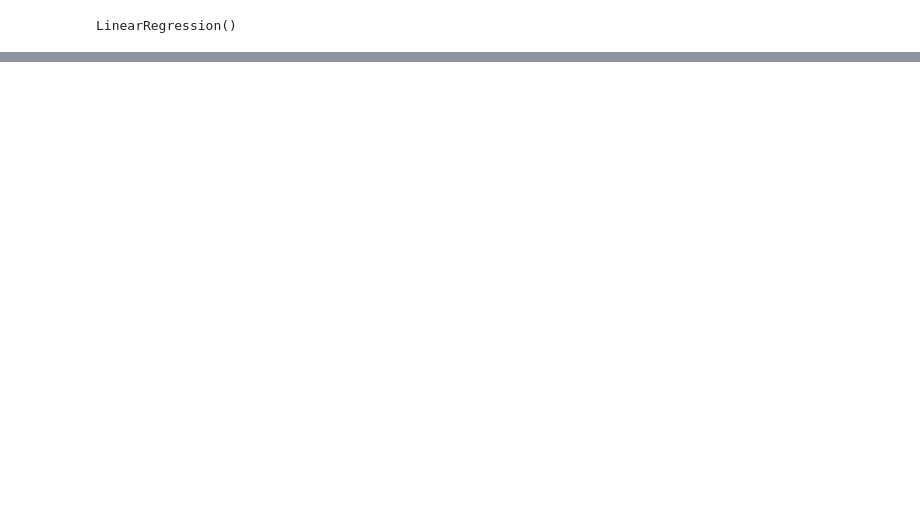
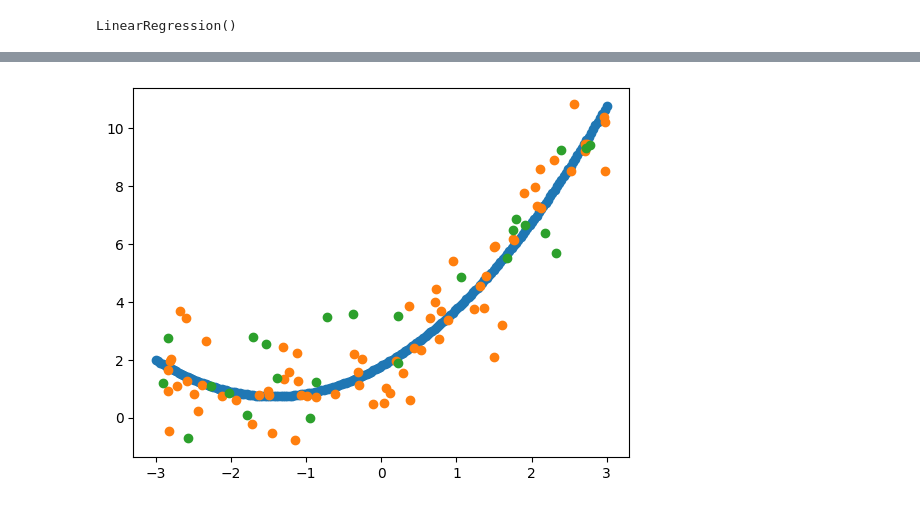
Before and after one commit to javeed999/DSA, a Jupyter notebook: Polynomial_Regression.ipynb, the cells around one changed output, grey strips where cells are left out. Drawn from its saved outputs; the diff is of its cells as text; code cells hidden in the pictures; blank space fills up the shorter version.

```diff
--- a/Polynomial_Regression.ipynb
+++ b/Polynomial_Regression.ipynb
@@ -99,0 +100,19 @@ array([[ 1.00000000e+00, -2.75725177e+00,  7.60243735e+00],
+# %%
+from sklearn.pipeline import Pipeline
+def poly_regression(degree):
+  x_new=np.linspace(-3,3,200).reshape(200,1)
+  poly_features=PolynomialFeatures(degree=degree,include_bias=True)
+  lin_reg=LinearRegression()
+  poly_regression=Pipeline([
+      ("poly_features",poly_features),
+      ("lin_reg",lin_reg)
+  ])
+  poly_regression.fit(x_train,y_train)
+  y_pred_new=poly_regression.predict(x_new)
+  plt.scatter(x_new,y_pred_new,linewidth=1)
+  plt.scatter(x_train,y_train)
+  plt.scatter(x_test,y_test)
+# %%
+poly_regression(2)
+# %% [output]
+[figure, added]
```
Also changed, not shown: parts of 8 cells of this notebook.
